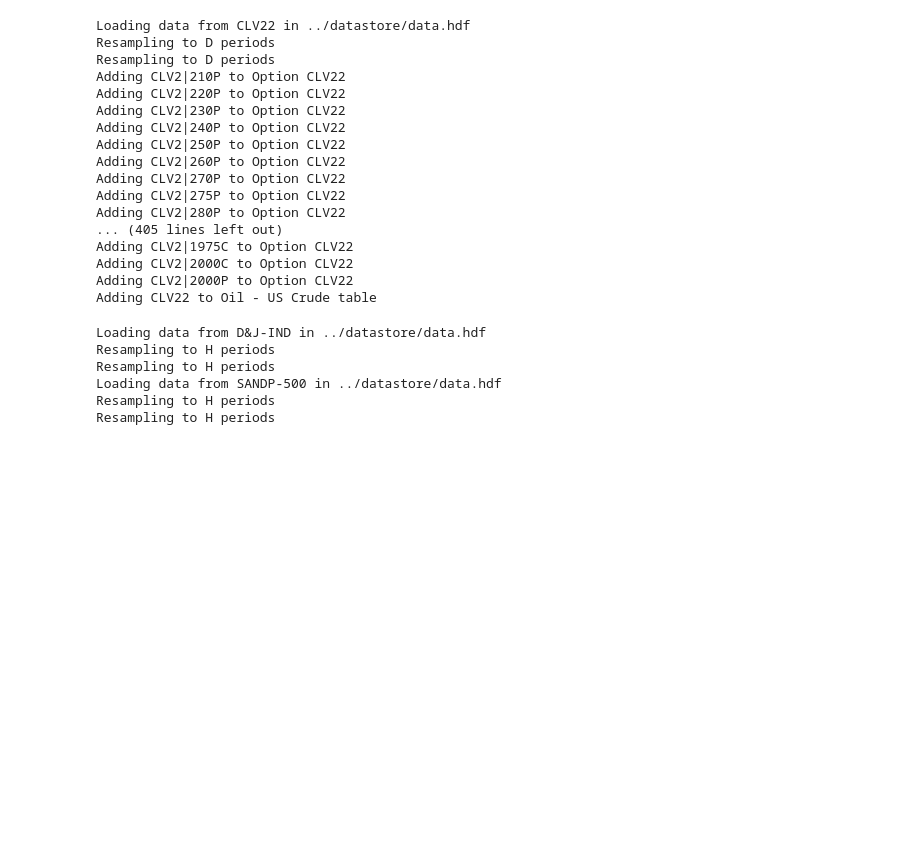
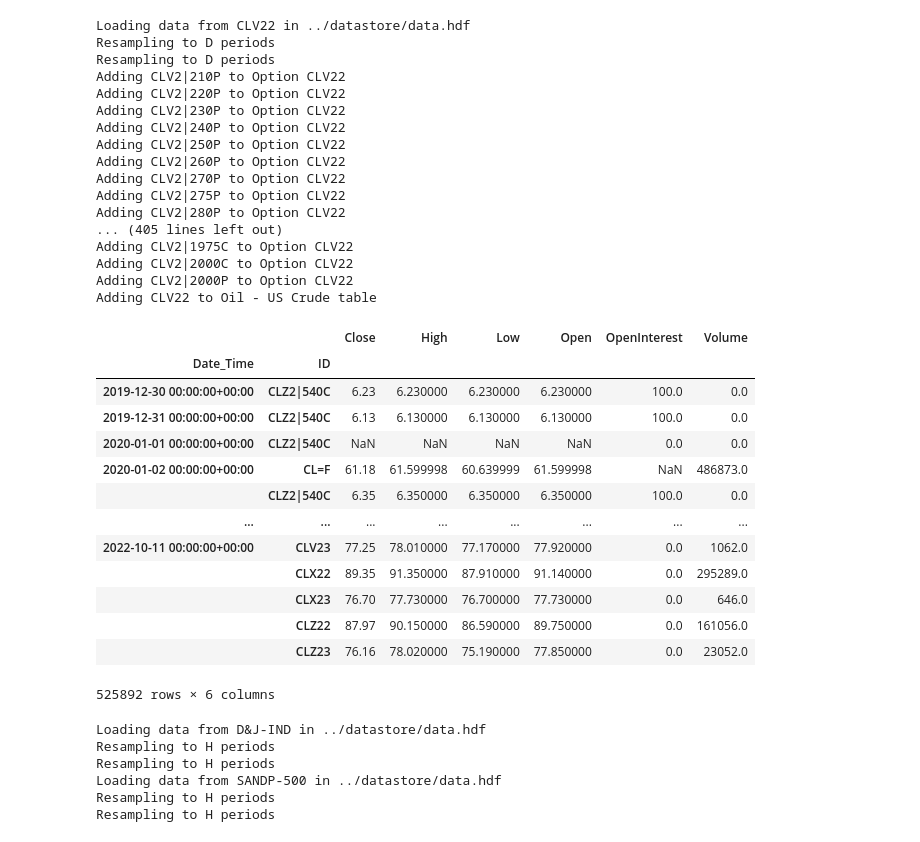
Before and after one commit to cwilko/marketinsights-price-aggregator, a Jupyter notebook: notebooks/datarefresh.ipynb, the cells around one changed output. Drawn from its saved outputs; the diff is of its cells as text; code cells hidden in the pictures; blank space fills up the shorter version.

```diff
--- a/notebooks/datarefresh.ipynb
+++ b/notebooks/datarefresh.ipynb
@@ -297,7 +312,22 @@ options = fetchHistoricalData(mds, "../datasources/datasources_BarChartOption.js
 # %%
 # Remote (cluster)
 mds = MarketDataStore(remote=True, location="http://pricestore.192.168.1.203.nip.io")
-data =  mds.get("WTICrudeOil")
+mds.get("WTICrudeOil")
+# %% [output]
+|  |  | Close | High | Low | Open | OpenInterest | Volume |
+| Date_Time | ID |  |  |  |  |  |  |
+| 2019-12-30 00:00:00+00:00 | CLZ2|540C | 6.23 | 6.230000 | 6.230000 | 6.230000 | 100.0 | 0.0 |
+| 2019-12-31 00:00:00+00:00 | CLZ2|540C | 6.13 | 6.130000 | 6.130000 | 6.130000 | 100.0 | 0.0 |
+| 2020-01-01 00:00:00+00:00 | CLZ2|540C | NaN | NaN | NaN | NaN | 0.0 | 0.0 |
+| 2020-01-02 00:00:00+00:00 | CL=F | 61.18 | 61.599998 | 60.639999 | 61.599998 | NaN | 486873.0 |
+|  | CLZ2|540C | 6.35 | 6.350000 | 6.350000 | 6.350000 | 100.0 | 0.0 |
+| ... | ... | ... | ... | ... | ... | ... | ... |
+| 2022-10-11 00:00:00+00:00 | CLV23 | 77.25 | 78.010000 | 77.170000 | 77.920000 | 0.0 | 1062.0 |
+|  | CLX22 | 89.35 | 91.350000 | 87.910000 | 91.140000 | 0.0 | 295289.0 |
+|  | CLX23 | 76.70 | 77.730000 | 76.700000 | 77.730000 | 0.0 | 646.0 |
+|  | CLZ22 | 87.97 | 90.150000 | 86.590000 | 89.750000 | 0.0 | 161056.0 |
+|  | CLZ23 | 76.16 | 78.020000 | 75.190000 | 77.850000 | 0.0 | 23052.0 |
+525892 rows × 6 columns
 # %%
 # Remote (localhost)
 mds = MarketDataStore(remote=True, location="http://localhost:8080")
```
Also changed, not shown: parts of 4 cells of this notebook, 1 other file.
